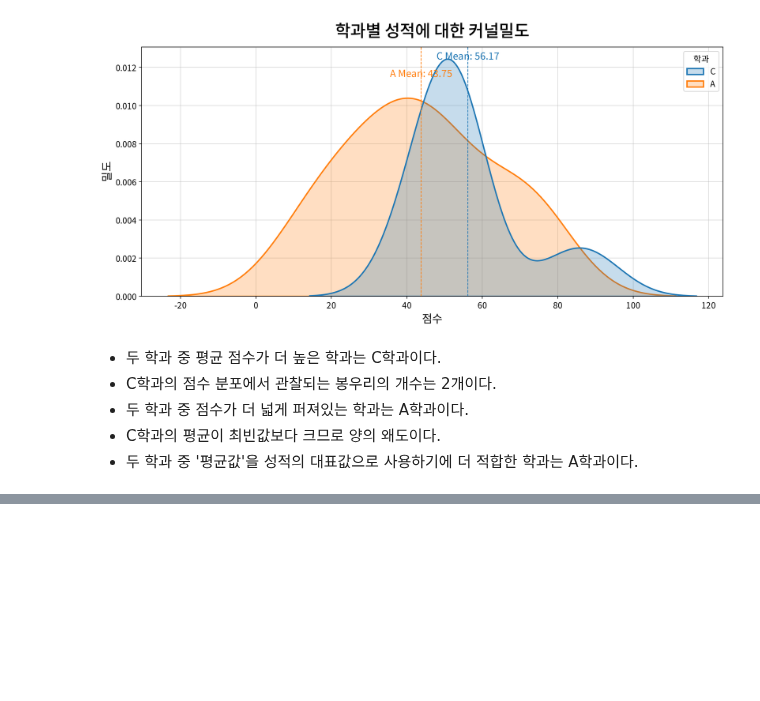
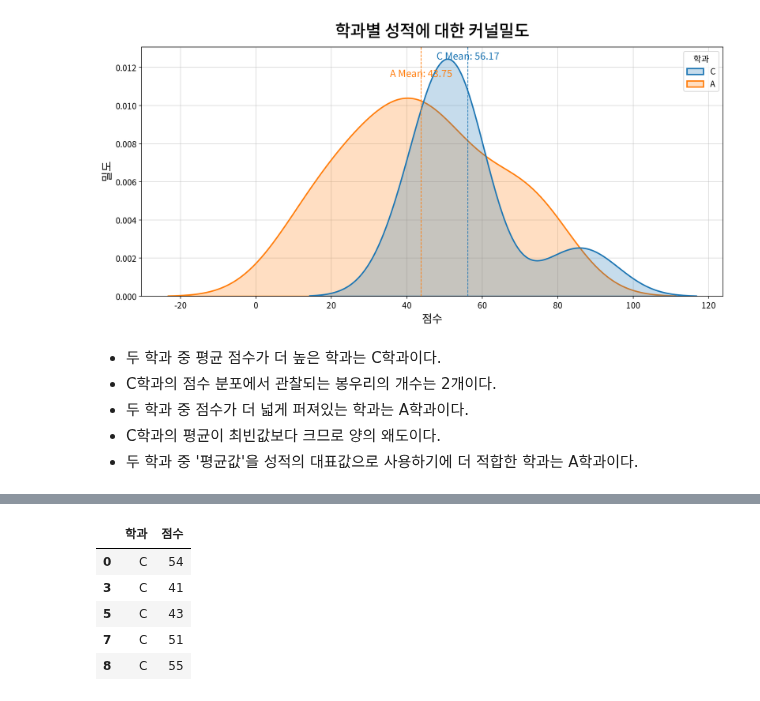
Before and after one commit to mmxi7/Data-Analysis-Study, a Jupyter notebook: Statistic Basic/[LAB-06] 데이터 시각화/3. KDE Plot.ipynb, the cells around one changed output, grey strips where cells are left out. Cells and saved outputs as stored; diff of their text form; code cells hidden in the pictures; blank space fills up the shorter version.

```diff
--- a/Statistic Basic/[LAB-06] 데이터 시각화/3. KDE Plot.ipynb
+++ b/Statistic Basic/[LAB-06] 데이터 시각화/3. KDE Plot.ipynb
@@ -243,0 +264,11 @@ my_plot.kdeplot(title="학과별 성적에 대한 커널밀도",
+# %%
+# C 학과 데이터 필터링
+df2 = origin[origin["학과"] == 'C']
+df2.head()
+# %% [output]
+|  | 학과 | 점수 |
+| 0 | C | 54 |
+| 3 | C | 41 |
+| 5 | C | 43 |
+| 7 | C | 51 |
+| 8 | C | 55 |
```
Also changed, not shown: parts of 5 cells of this notebook, 3 other files.
